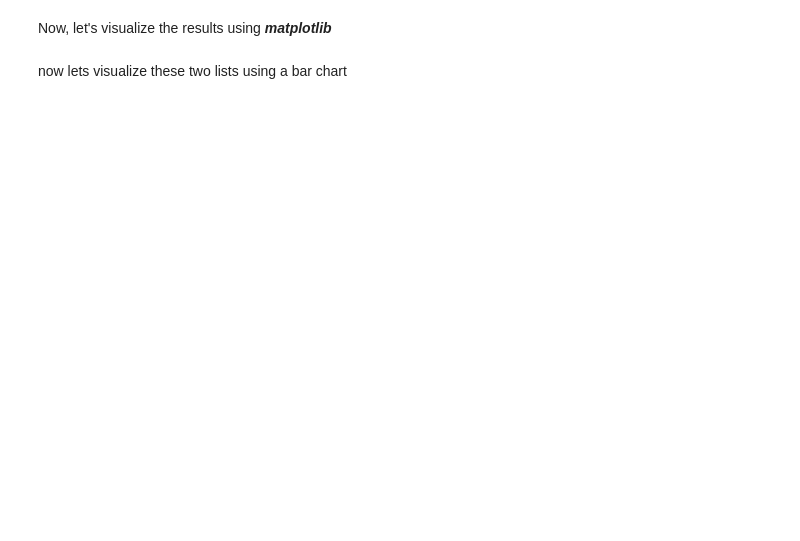
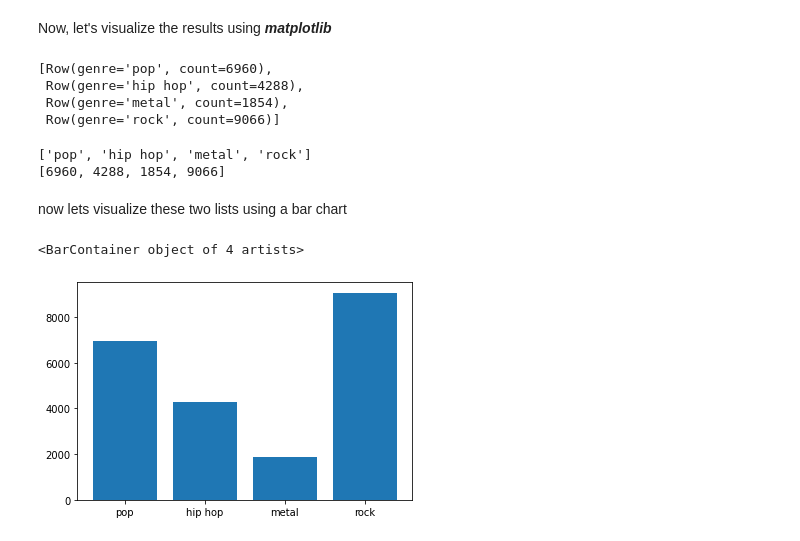
Before and after one commit to Adil1979/AI_DS_Projects, a Jupyter notebook: Data_Analysis_Using_Pyspark.ipynb, the cells around one changed output. Saved outputs shown, nothing was run; the diff lists cells and outputs as text; code cells hidden in the pictures; blank space fills up the shorter version.

Commit message:
genre visualization

```diff
--- a/Data_Analysis_Using_Pyspark.ipynb
+++ b/Data_Analysis_Using_Pyspark.ipynb
@@ -367,3 +418,6 @@ find out each user favourite genre
 find out how many pop,rock,metal and hip hop singers we have
 
 and then visulize it using bar chart
+# %%
+q9 = genre_df.select('genre').filter((col('genre')=='pop') | (col('genre') == 'rock') | (col('genre')=='metal') | (col('genre')=='hip hop')).groupby('genre').agg(count('genre').alias('count'))
+q9.show()
@@ -370,4 +433,26 @@ and then visulize it using bar chart
 # %% [markdown]
 Now, let's visualize the results using ***matplotlib***
+# %%
+q9_list= q9.collect()
+q9_list
+# %% [output]
+[Row(genre='pop', count=6960),
+ Row(genre='hip hop', count=4288),
+ Row(genre='metal', count=1854),
+ Row(genre='rock', count=9066)]
+# %%
+lables = [row['genre'] for row in q9_list]
+counts = [row['count'] for row in q9_list]
+# %%
+print(lables)
+print(counts)
+# %% [output]
+['pop', 'hip hop', 'metal', 'rock']
+[6960, 4288, 1854, 9066]
 # %% [markdown]
 now lets visualize these two lists using a bar chart
+# %%
+plts.bar(lables, counts)
+# %% [output]
+<BarContainer object of 4 artists>
+[figure, added]
```
Also changed, not shown: parts of 6 cells of this notebook.
